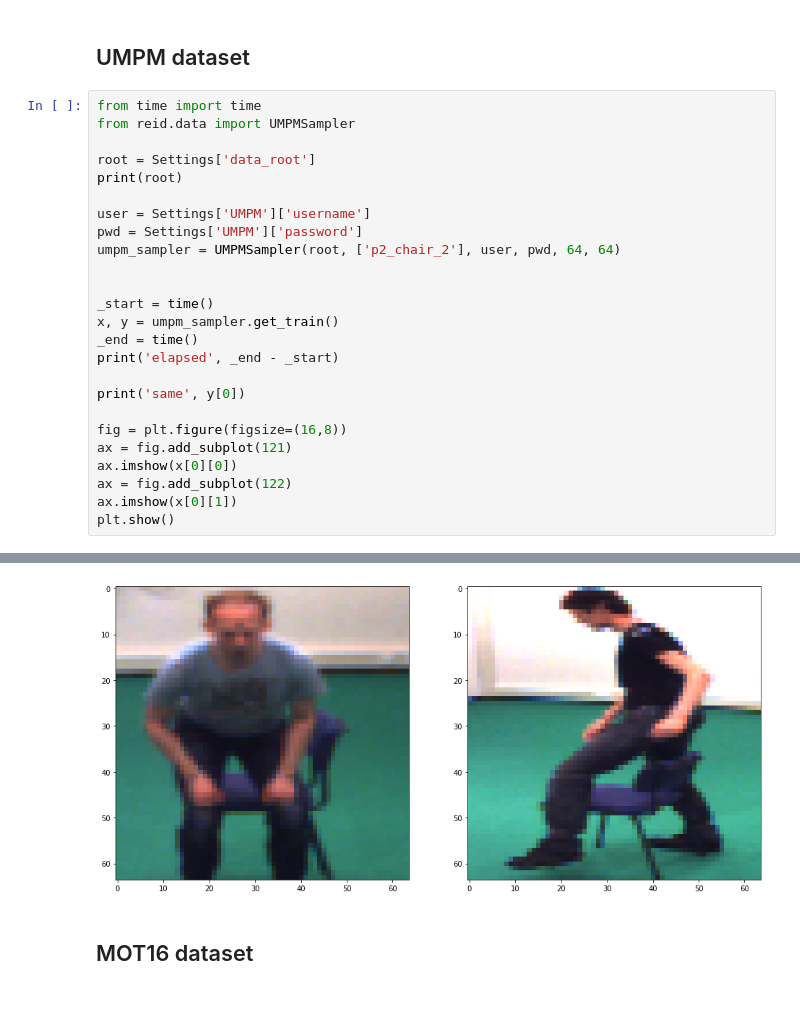
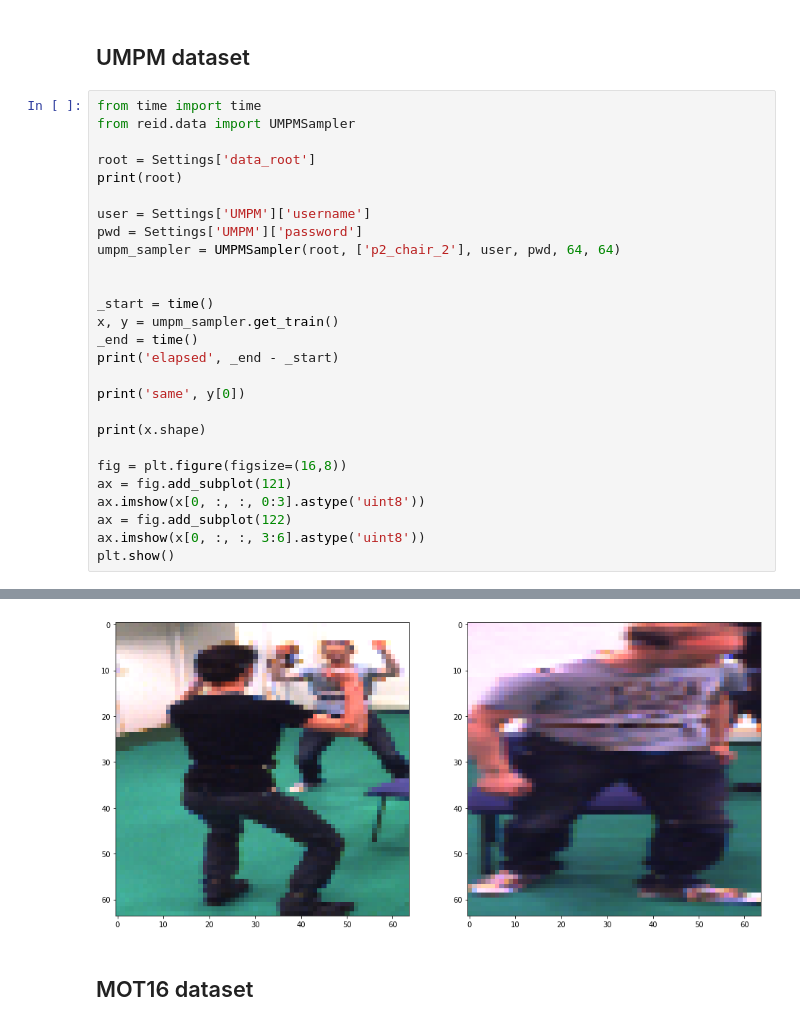
Before and after one commit to jutanke/person_reid, a Jupyter notebook: train.ipynb, the cells around one changed output, grey strips where cells are left out. Drawn from its saved outputs; the diff is of its cells as text.

```diff
--- a/train.ipynb
+++ b/train.ipynb
@@ -70,11 +70,13 @@ print('elapsed', _end - _start)
 
 print('same', y[0])
 
+print(x.shape)
+
 fig = plt.figure(figsize=(16,8))
 ax = fig.add_subplot(121)
-ax.imshow(x[0][0])
+ax.imshow(x[0, :, :, 0:3].astype('uint8'))
 ax = fig.add_subplot(122)
-ax.imshow(x[0][1])
+ax.imshow(x[0, :, :, 3:6].astype('uint8'))
 plt.show()
 # %% [output]
 /storage/DATA/pak
@@ -84,3 +87,3 @@ same [0 1]
-[figure, old version]
+[figure, new version]
 # %% [markdown]
 ## MOT16 dataset
```
Also changed, not shown: parts of 4 cells of this notebook, 1 other file.
